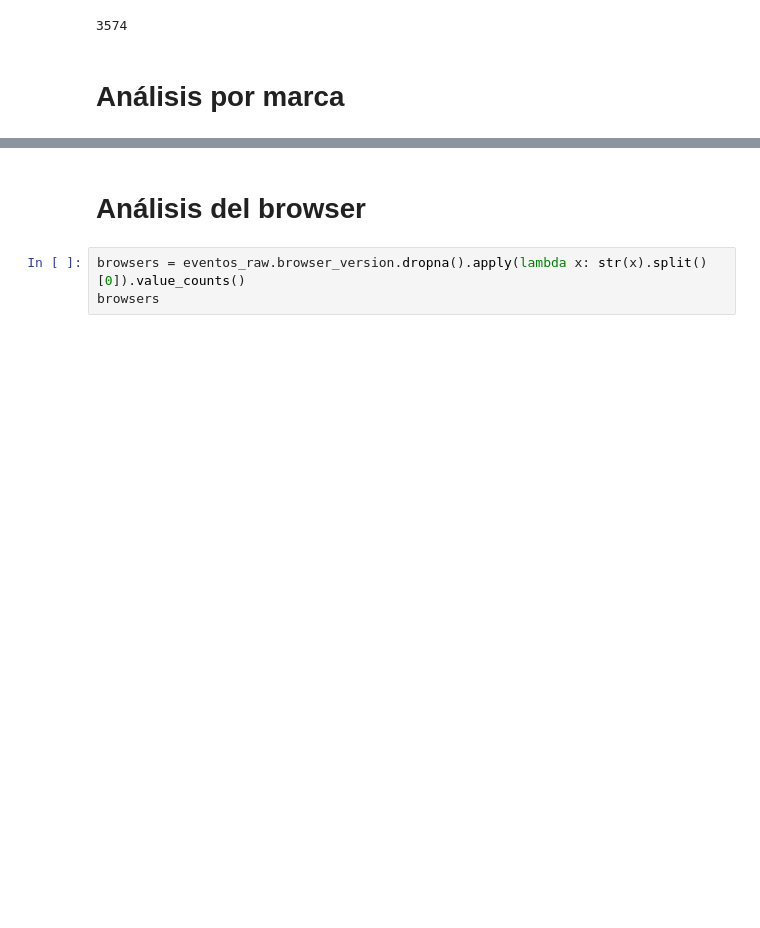
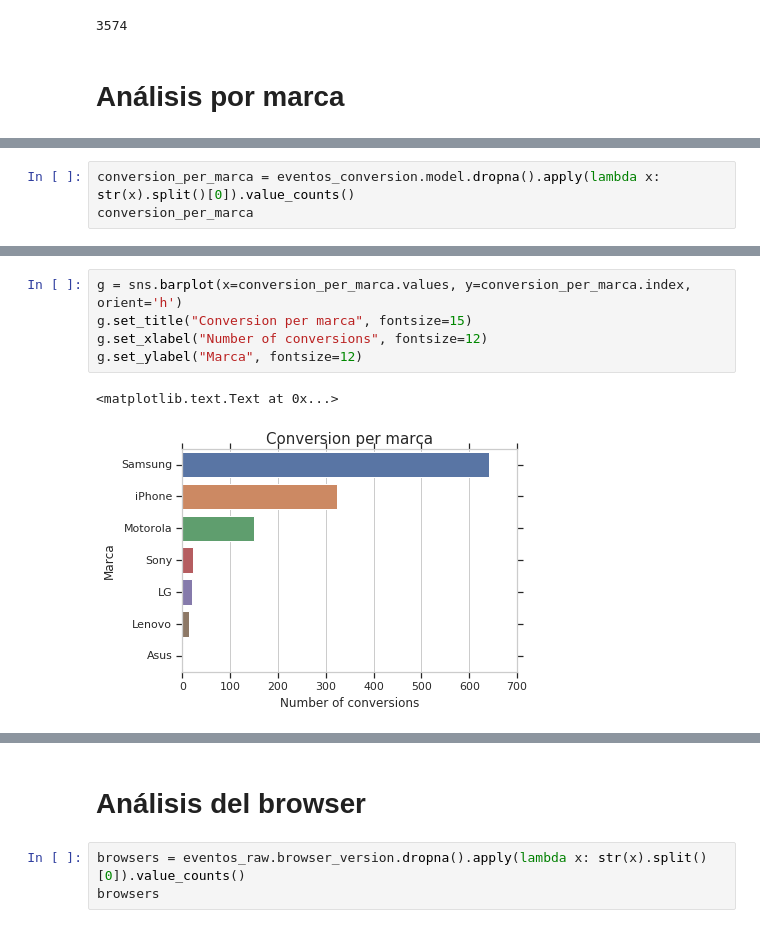
Before and after one commit to rozanecm/7506_OrganizacionDeDatos_TP1, a Jupyter notebook: quilombo.ipynb, the cells around one changed output, grey strips where cells are left out. Drawn from its saved outputs; the diff is of its cells as text; blank space fills up the shorter version.

Commit message:
análisis por marca

```diff
--- a/quilombo.ipynb
+++ b/quilombo.ipynb
@@ -1085,0 +1080,3 @@ array(['iPhone', 'Samsung', 'Motorola', 'Asus', 'Quantum', 'Lenovo',
+# %%
+conversion_per_marca = eventos_conversion.model.dropna().apply(lambda x: str(x).split()[0]).value_counts()
+conversion_per_marca
@@ -1085,0 +1092,8 @@ array(['iPhone', 'Samsung', 'Motorola', 'Asus', 'Quantum', 'Lenovo',
+# %%
+g = sns.barplot(x=conversion_per_marca.values, y=conversion_per_marca.index, orient='h')
+g.set_title("Conversion per marca", fontsize=15)
+g.set_xlabel("Number of conversions", fontsize=12)
+g.set_ylabel("Marca", fontsize=12)
+# %% [output]
+<matplotlib.text.Text at 0x...>
+[figure, added]
```
Also changed, not shown: parts of 6 cells of this notebook.
